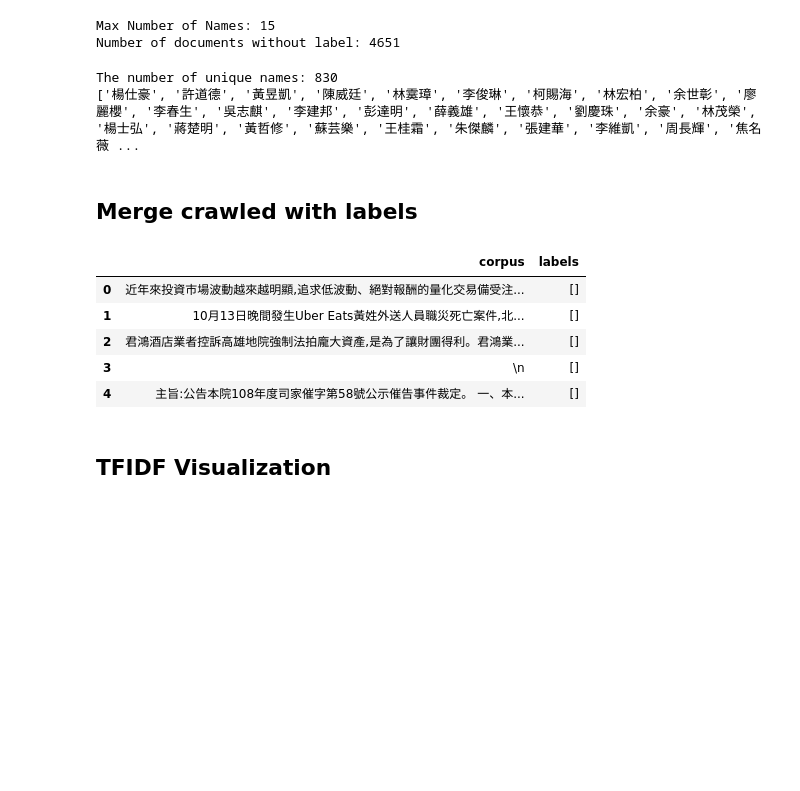
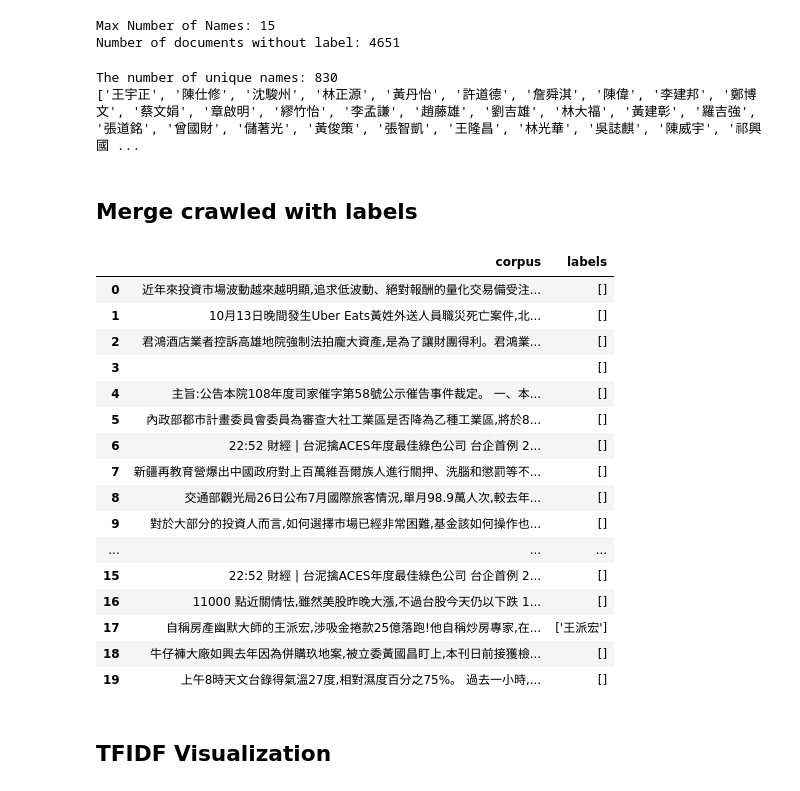
Before and after one commit to birdx0810/tbrain20_AML, a Jupyter notebook: stats.ipynb, the cells around one changed output. Drawn from its saved outputs; the diff is of its cells as text; code cells hidden in the pictures; blank space fills up the shorter version.

```diff
--- a/stats.ipynb
+++ b/stats.ipynb
@@ -47,7 +47,9 @@ corpus = []
 
 for p in FILES:
     with open(p, "r") as f:
-        corpus.append(f.readline())
+        text = f.readlines()
+        text = [line.strip('\n') for line in text]
+        corpus.append(' '.join(text))
 # %%
 print(f"Max Document Length: {max([len(c) for c in corpus])}")
 # %% [output]
@@ -73,7 +75,7 @@ print(f"The number of unique names: {len(unique_names)}")
 print(unique_names)
 # %% [output]
 The number of unique names: 830
-['楊仕豪', '許道德', '黃昱凱', '陳威廷', '林霙璋', '李俊琳', '柯賜海', '林宏柏', '余世彰', '廖麗櫻', '李春生', '吳志麒', '李建邦', '彭達明', '薛義雄', '王懷恭', '劉慶珠', '余豪', '林茂榮', '楊士弘', '蔣楚明', '黃哲修', '蘇芸樂', '王桂霜', '朱傑麟', '張建華', '李維凱', '周長輝', '焦名薇 ...
+['王宇正', '陳仕修', '沈駿州', '林正源', '黃丹怡', '許道德', '詹舜淇', '陳偉', '李建邦', '鄭博文', '蔡文娟', '章啟明', '繆竹怡', '李孟謙', '趙藤雄', '劉吉雄', '林大福', '黃建彰', '羅吉強', '張道銘', '曾國財', '儲著光', '黃俊策', '張智凱', '王隆昌', '林光華', '吳誌麒', '陳威宇', '祁興國 ...
 # %% [markdown]
 ## Merge crawled with labels
 # %%
@@ -84,14 +86,25 @@ final_df = pd.DataFrame(
     }
 )
 # %%
-final_df.head()
+final_df.head(20)
 # %% [output]
 |  | corpus | labels |
 | 0 | 近年來投資市場波動越來越明顯,追求低波動、絕對報酬的量化交易備受注... | [] |
 | 1 | 10月13日晚間發生Uber Eats黃姓外送人員職災死亡案件,北... | [] |
 | 2 | 君鴻酒店業者控訴高雄地院強制法拍龐大資產,是為了讓財團得利。君鴻業... | [] |
-| 3 | \n | [] |
+| 3 |  | [] |
 | 4 | 主旨:公告本院108年度司家催字第58號公示催告事件裁定。 一、本... | [] |
+| 5 | 內政部都市計畫委員會委員為審查大社工業區是否降為乙種工業區,將於8... | [] |
+| 6 | 22:52 財經 | 台泥擒ACES年度最佳綠色公司 台企首例 2... | [] |
+| 7 | 新疆再教育營爆出中國政府對上百萬維吾爾族人進行關押、洗腦和懲罰等不... | [] |
+| 8 | 交通部觀光局26日公布7月國際旅客情況,單月98.9萬人次,較去年... | [] |
+| 9 | 對於大部分的投資人而言,如何選擇市場已經非常困難,基金該如何操作也... | [] |
+| ... | ... | ... |
+| 15 | 22:52 財經 | 台泥擒ACES年度最佳綠色公司 台企首例 2... | [] |
+| 16 | 11000 點近關情怯,雖然美股昨晚大漲,不過台股今天仍以下跌 1... | [] |
+| 17 | 自稱房產幽默大師的王派宏,涉吸金捲款25億落跑!他自稱炒房專家,在... | ['王派宏'] |
+| 18 | 牛仔褲大廠如興去年因為併購玖地案,被立委黃國昌盯上,本刊日前接獲檢... | [] |
+| 19 | 上午8時天文台錄得氣溫27度,相對濕度百分之75%。 過去一小時,... | [] |
 # %% [markdown]
 ## TFIDF Visualization
 # %%
```
Also changed, not shown: parts of 2 cells of this notebook, 7 other files.
